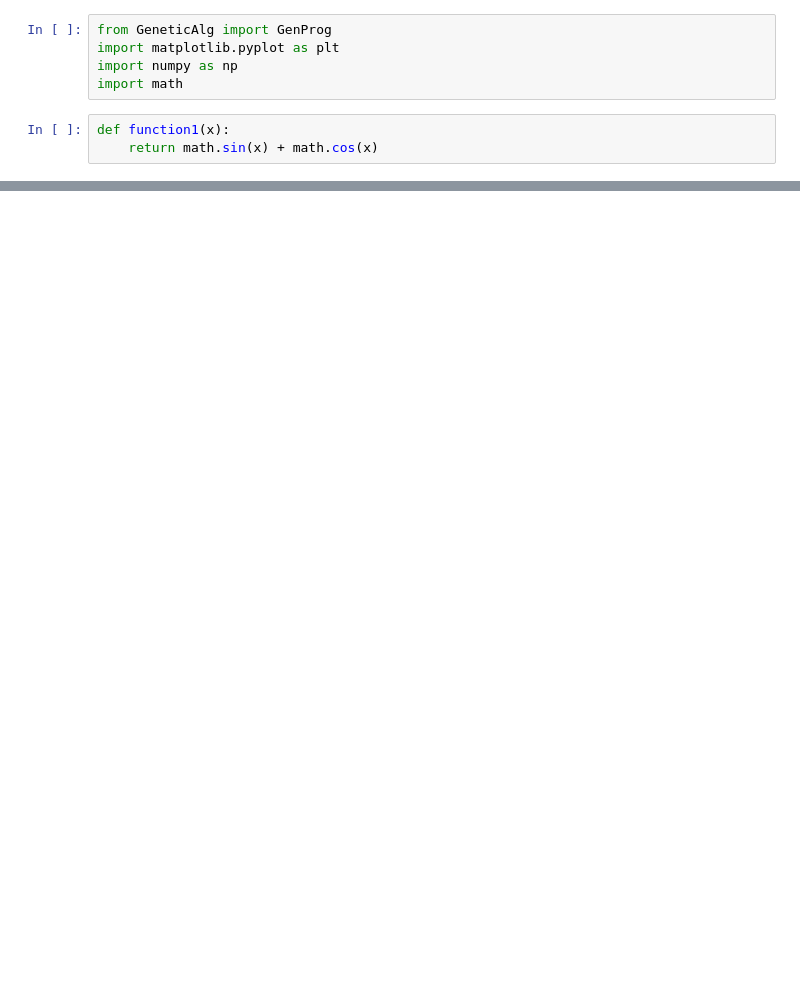
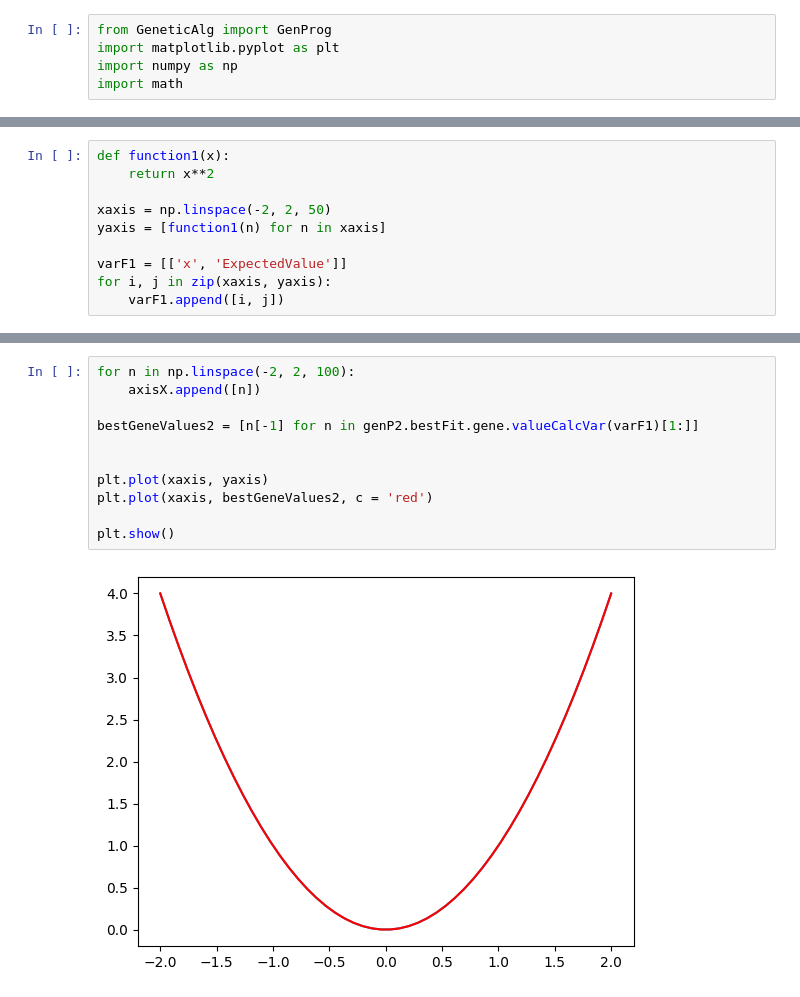
Before and after one commit to PetarP02/RIProjekat, a Jupyter notebook: Test.ipynb, the cells around one changed output, grey strips where cells are left out. Cells and saved outputs as stored; diff of their text form; blank space fills up the shorter version.

```diff
--- a/Test.ipynb
+++ b/Test.ipynb
@@ -3,7 +3,4 @@ from GeneticAlg import GenProg
 import matplotlib.pyplot as plt
 import numpy as np
 import math
-# %%
-def function1(x):
-    return math.sin(x) + math.cos(x)
 # %%
@@ -35,0 +67,10 @@ plt.show()
+# %%
+def function1(x):
+    return x**2
+
+xaxis = np.linspace(-2, 2, 50)
+yaxis = [function1(n) for n in xaxis]
+
+varF1 = [['x', 'ExpectedValue']]
+for i, j in zip(xaxis, yaxis):
+    varF1.append([i, j])
@@ -35,0 +83,13 @@ plt.show()
+# %%
+for n in np.linspace(-2, 2, 100):
+    axisX.append([n])
+
+bestGeneValues2 = [n[-1] for n in genP2.bestFit.gene.valueCalcVar(varF1)[1:]]
+
+
+plt.plot(xaxis, yaxis)
+plt.plot(xaxis, bestGeneValues2, c = 'red')
+
+plt.show()
+# %% [output]
+[figure, added]
```
Also changed, not shown: parts of 5 cells of this notebook, 2 other files.
